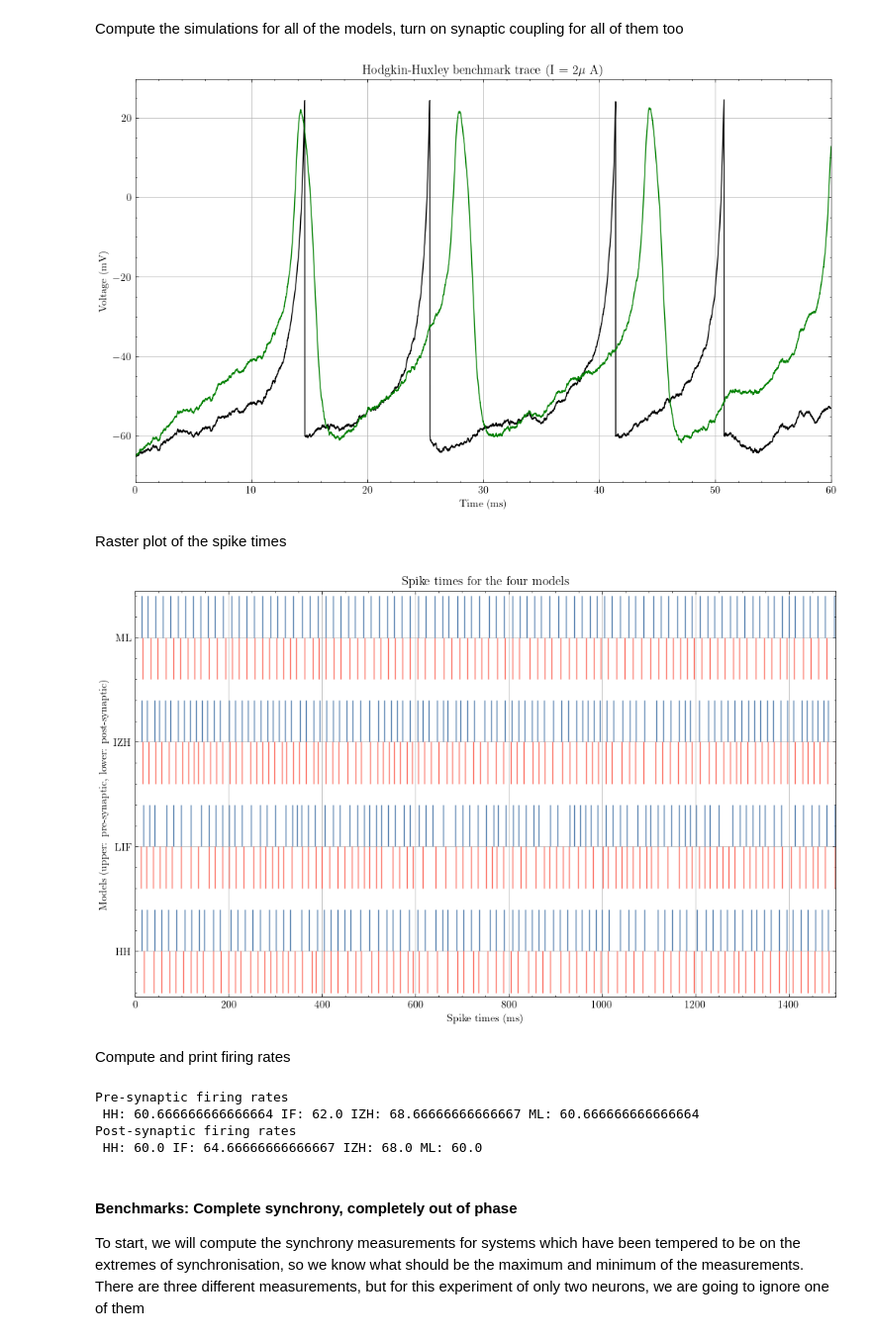
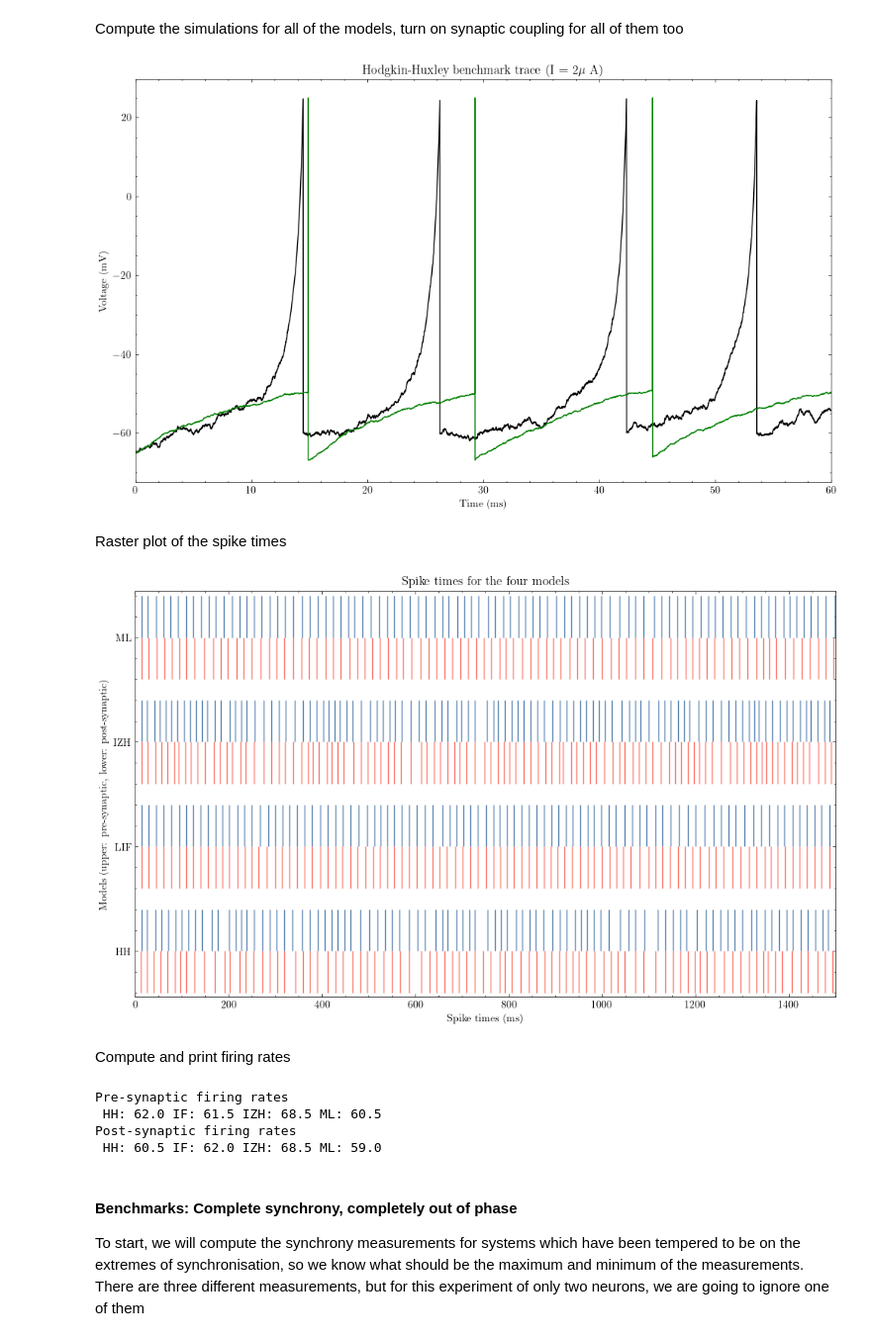
Before and after one commit to Sir-Bip-Bop/Gap-Junction-Coupling-Studies, a Jupyter notebook: NeuronPairs/synchrony_measurements.ipynb, the cells around one changed output. Shown at 99% size. Saved outputs shown, nothing was run; the diff lists cells and outputs as text; code cells hidden in the pictures.

```diff
--- a/NeuronPairs/synchrony_measurements.ipynb
+++ b/NeuronPairs/synchrony_measurements.ipynb
@@ -171,8 +173,8 @@ I_ML = np.zeros((int(t_final/dt),2))
 #the noise will be common for all cases
 x1 = np.random.normal(0,5,int(t_final/dt))
 x2 = np.random.normal(0,5,int(t_final/dt))
-x3 = np.random.normal(0,3,int(t_final/dt))
-x4 = np.random.normal(0,3,int(t_final/dt))
+x3 = np.random.normal(0,1.5,int(t_final/dt))
+x4 = np.random.normal(0,1.5,int(t_final/dt))
 x5 = np.random.normal(0,11,int(t_final/dt))
 x6 = np.random.normal(0,11,int(t_final/dt))
 
@@ -194,14 +196,13 @@ dataML_adjust, completeML_adjust, matrixML_adjust = project.models.rk_ml_Rossum(
 # %%
 time = np.linspace(0,t_final,int(t_final/dt),)
 plt.plot(time,dataIZH_adjust[:,0], color = 'black')
-plt.plot(time,dataML_adjust[:,0], color = 'green')
+plt.plot(time,dataIF_adjust[:,0], color = 'green')
 plt.title(r'Hodgkin-Huxley benchmark trace (I = 2$\mu$ A)')
 plt.xlabel('Time (ms)')
 plt.ylabel('Voltage (mV)')
 plt.xlim(0,60)
-plt.grid()
 # %% [output]
-[figure, old version]
+[figure, new version]
 # %% [markdown]
 Raster plot of the spike times
 # %%
@@ -223,7 +224,6 @@ ax.eventplot(spike_IZH_2,color = '#FC766AFF',lineoffsets= 5.0 )
 ax.eventplot(spike_IZH_1, color = '#5B84B1FF', lineoffsets= 6.0)
 ax.eventplot(spike_ML_2, color = '#FC766AFF', lineoffsets= 7.5)
 ax.eventplot(spike_ML_1,color = '#5B84B1FF', lineoffsets= 8.5)
-ax.grid()
 ax.set_ylim(-0.6,9.1)
 ax.set_ylabel('Models (upper: pre-synaptic, lower: post-synaptic)')
 plt.yticks((0.5,3.0,5.5,8.0))
@@ -240,7 +240,7 @@ ax.set_xlim(0,1500)
 plt.title('Spike times for the four models')
 plt.show()
 # %% [output]
-[figure, old version]
+[figure, new version]
 # %% [markdown]
 Compute and print firing rates
 # %%
@@ -257,9 +257,9 @@ print('Pre-synaptic firing rates \n HH:',firing_HH_pre,'IF:',firing_IF_pre, 'IZH
 print('Post-synaptic firing rates \n HH:',firing_HH_post,'IF:',firing_IF_post, 'IZH:', firing_IZH_post, 'ML:', firing_ML_post )
 # %% [output]
 Pre-synaptic firing rates
- HH: 60.666666666666664 IF: 62.0 IZH: 68.66666666666667 ML: 60.666666666666664
+ HH: 62.0 IF: 61.5 IZH: 68.5 ML: 60.5
 Post-synaptic firing rates
- HH: 60.0 IF: 64.66666666666667 IZH: 68.0 ML: 60.0
+ HH: 60.5 IF: 62.0 IZH: 68.5 ML: 59.0
 # %% [markdown]
 #### Benchmarks: Complete synchrony, completely out of phase
 
```
Also changed, not shown: parts of 24 cells of this notebook, 12 other files.
